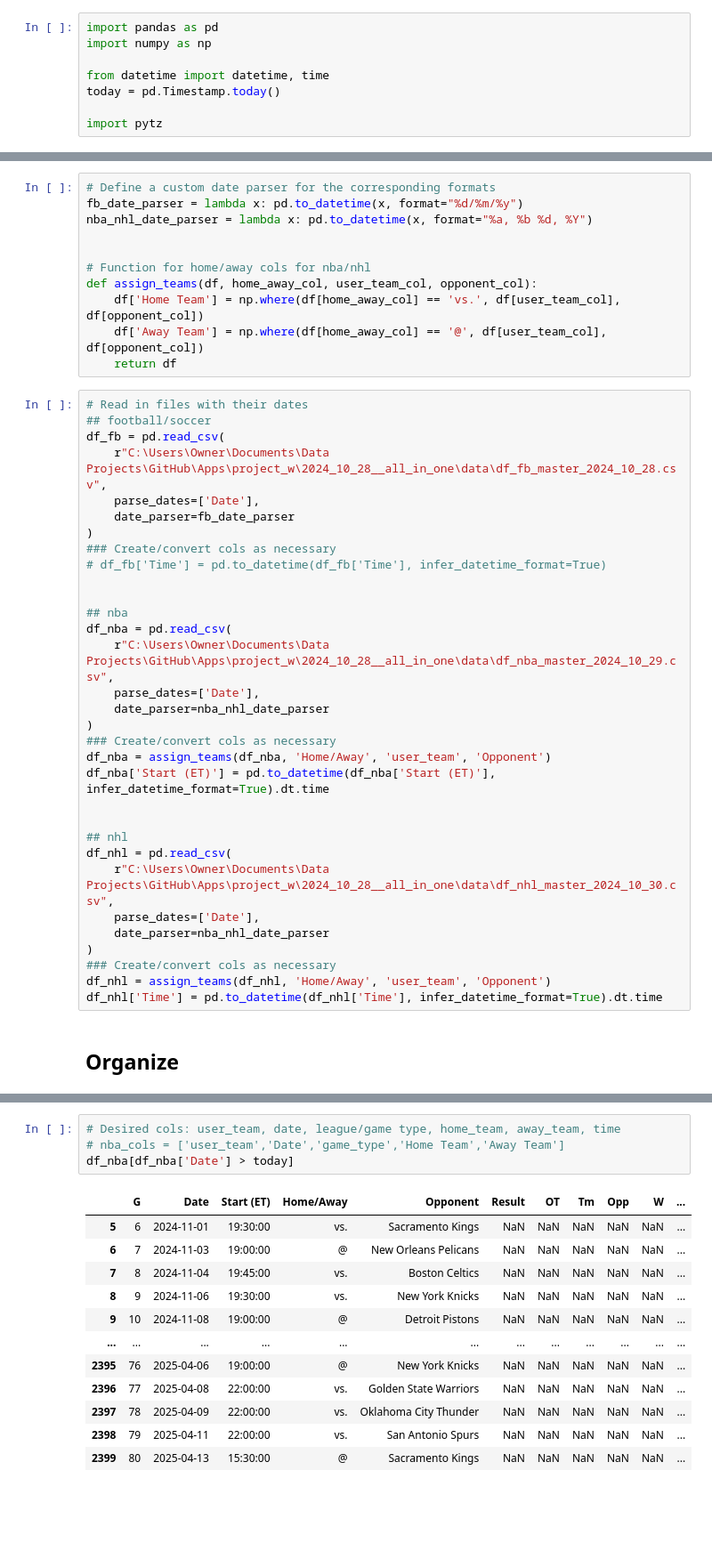
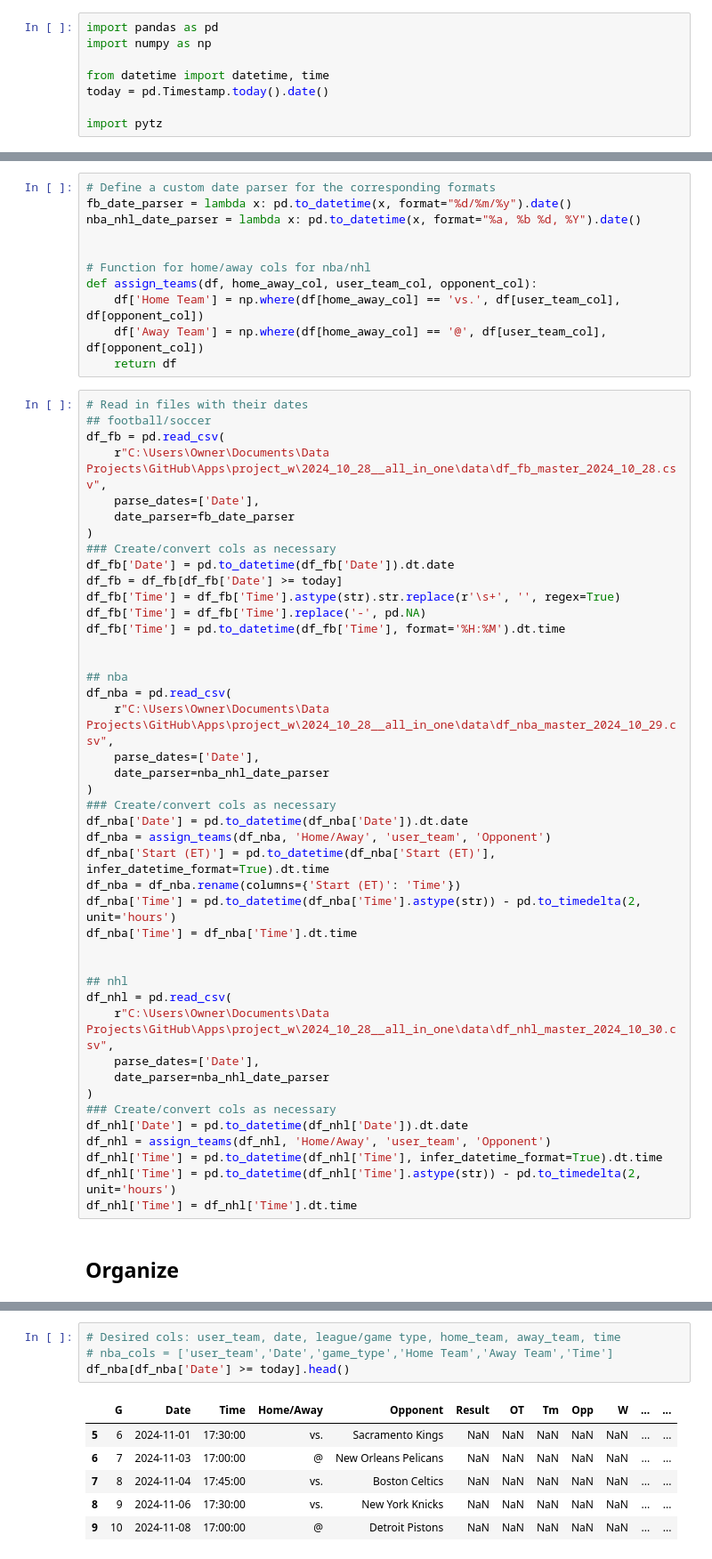
Before and after one commit to chriskopel/project_w, a Jupyter notebook: 2024_10_28__all_in_one/notebooks/all_sports_sandbox.ipynb, the cells around one changed output, grey strips where cells are left out. Shown: that part at 89% size. Cells and saved outputs as stored; diff of their text form; blank space fills up the shorter version.

```diff
--- a/2024_10_28__all_in_one/notebooks/all_sports_sandbox.ipynb
+++ b/2024_10_28__all_in_one/notebooks/all_sports_sandbox.ipynb
@@ -5,15 +5,15 @@ import pandas as pd
 import numpy as np
 
 from datetime import datetime, time
-today = pd.Timestamp.today()
+today = pd.Timestamp.today().date()
 
 import pytz
 # %% [markdown]
 ## Read
 # %%
 # Define a custom date parser for the corresponding formats
-fb_date_parser = lambda x: pd.to_datetime(x, format="%d/%m/%y")
-nba_nhl_date_parser = lambda x: pd.to_datetime(x, format="%a, %b %d, %Y")
+fb_date_parser = lambda x: pd.to_datetime(x, format="%d/%m/%y").date()
+nba_nhl_date_parser = lambda x: pd.to_datetime(x, format="%a, %b %d, %Y").date()
 
 
 # Function for home/away cols for nba/nhl
@@ -30,7 +30,11 @@ df_fb = pd.read_csv(
     date_parser=fb_date_parser
 )
 ### Create/convert cols as necessary
-# df_fb['Time'] = pd.to_datetime(df_fb['Time'], infer_datetime_format=True)
+df_fb['Date'] = pd.to_datetime(df_fb['Date']).dt.date
+df_fb = df_fb[df_fb['Date'] >= today]
+df_fb['Time'] = df_fb['Time'].astype(str).str.replace(r'\s+', '', regex=True)
+df_fb['Time'] = df_fb['Time'].replace('-', pd.NA)
+df_fb['Time'] = pd.to_datetime(df_fb['Time'], format='%H:%M').dt.time
 
 
 ## nba
@@ -40,8 +44,12 @@ df_nba = pd.read_csv(
     date_parser=nba_nhl_date_parser
 )
 ### Create/convert cols as necessary
+df_nba['Date'] = pd.to_datetime(df_nba['Date']).dt.date
 df_nba = assign_teams(df_nba, 'Home/Away', 'user_team', 'Opponent')
 df_nba['Start (ET)'] = pd.to_datetime(df_nba['Start (ET)'], infer_datetime_format=True).dt.time
+df_nba = df_nba.rename(columns={'Start (ET)': 'Time'})
+df_nba['Time'] = pd.to_datetime(df_nba['Time'].astype(str)) - pd.to_timedelta(2, unit='hours')
+df_nba['Time'] = df_nba['Time'].dt.time
 
 
 ## nhl
@@ -51,7 +59,10 @@ df_nhl = pd.read_csv(
     date_parser=nba_nhl_date_parser
 )
 ### Create/convert cols as necessary
+df_nhl['Date'] = pd.to_datetime(df_nhl['Date']).dt.date
 df_nhl = assign_teams(df_nhl, 'Home/Away', 'user_team', 'Opponent')
 df_nhl['Time'] = pd.to_datetime(df_nhl['Time'], infer_datetime_format=True).dt.time
+df_nhl['Time'] = pd.to_datetime(df_nhl['Time'].astype(str)) - pd.to_timedelta(2, unit='hours')
+df_nhl['Time'] = df_nhl['Time'].dt.time
 # %% [markdown]
 ## Organize
@@ -74,17 +87,11 @@ df_fb[df_fb['Date'] > today]
 # %%
 # Desired cols: user_team, date, league/game type, home_team, away_team, time
-# nba_cols = ['user_team','Date','game_type','Home Team','Away Team']
-df_nba[df_nba['Date'] > today]
+# nba_cols = ['user_team','Date','game_type','Home Team','Away Team','Time']
+df_nba[df_nba['Date'] >= today].head()
 # %% [output]
-|  | G | Date | Start (ET) | Home/Away | Opponent | Result | OT | Tm | Opp | W | ... |
-| 5 | 6 | 2024-11-01 | 19:30:00 | vs. | Sacramento Kings | NaN | NaN | NaN | NaN | NaN | ... |
-| 6 | 7 | 2024-11-03 | 19:00:00 | @ | New Orleans Pelicans | NaN | NaN | NaN | NaN | NaN | ... |
-| 7 | 8 | 2024-11-04 | 19:45:00 | vs. | Boston Celtics | NaN | NaN | NaN | NaN | NaN | ... |
-| 8 | 9 | 2024-11-06 | 19:30:00 | vs. | New York Knicks | NaN | NaN | NaN | NaN | NaN | ... |
-| 9 | 10 | 2024-11-08 | 19:00:00 | @ | Detroit Pistons | NaN | NaN | NaN | NaN | NaN | ... |
-| ... | ... | ... | ... | ... | ... | ... | ... | ... | ... | ... | ... |
-| 2395 | 76 | 2025-04-06 | 19:00:00 | @ | New York Knicks | NaN | NaN | NaN | NaN | NaN | ... |
-| 2396 | 77 | 2025-04-08 | 22:00:00 | vs. | Golden State Warriors | NaN | NaN | NaN | NaN | NaN | ... |
-| 2397 | 78 | 2025-04-09 | 22:00:00 | vs. | Oklahoma City Thunder | NaN | NaN | NaN | NaN | NaN | ... |
-| 2398 | 79 | 2025-04-11 | 22:00:00 | vs. | San Antonio Spurs | NaN | NaN | NaN | NaN | NaN | ... |
-| 2399 | 80 | 2025-04-13 | 15:30:00 | @ | Sacramento Kings | NaN | NaN | NaN | NaN | NaN | ... |
+|  | G | Date | Time | Home/Away | Opponent | Result | OT | Tm | Opp | W | ... | ... |
+| 5 | 6 | 2024-11-01 | 17:30:00 | vs. | Sacramento Kings | NaN | NaN | NaN | NaN | NaN | ... | ... |
+| 6 | 7 | 2024-11-03 | 17:00:00 | @ | New Orleans Pelicans | NaN | NaN | NaN | NaN | NaN | ... | ... |
+| 7 | 8 | 2024-11-04 | 17:45:00 | vs. | Boston Celtics | NaN | NaN | NaN | NaN | NaN | ... | ... |
+| 8 | 9 | 2024-11-06 | 17:30:00 | vs. | New York Knicks | NaN | NaN | NaN | NaN | NaN | ... | ... |
+| 9 | 10 | 2024-11-08 | 17:00:00 | @ | Detroit Pistons | NaN | NaN | NaN | NaN | NaN | ... | ... |
```
Also changed, not shown: parts of 11 cells of this notebook.
